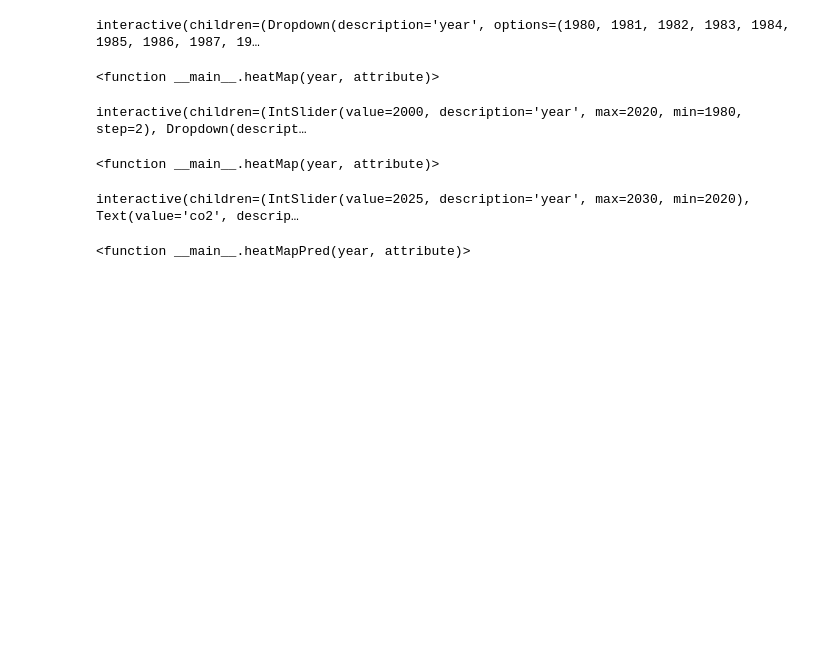
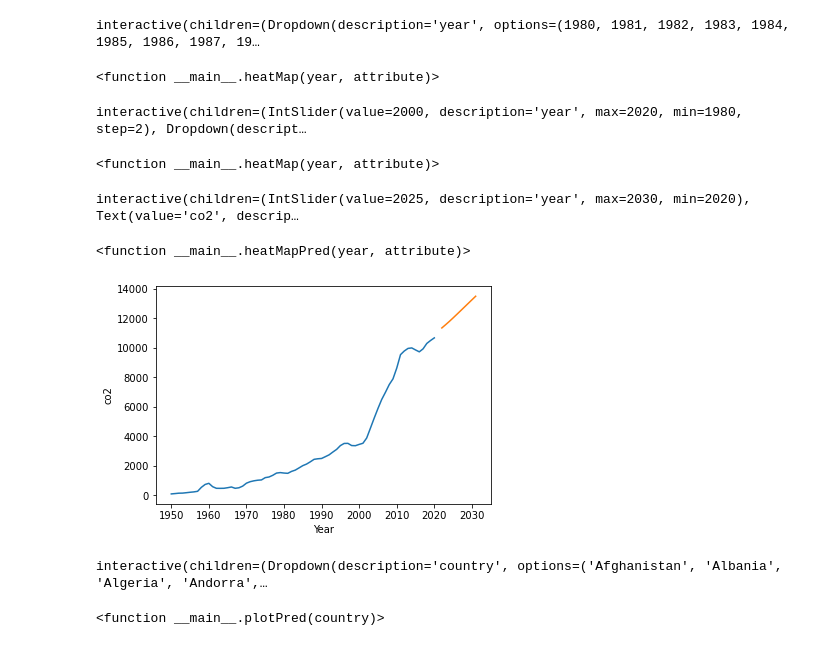
Before and after one commit to jrojas12/SWhackaton2022, a Jupyter notebook: mapping_co2.ipynb, the cells around one changed output. Cells and saved outputs as stored; diff of their text form; code cells hidden in the pictures; blank space fills up the shorter version.

Commit message:
Prediction by country

```diff
--- a/mapping_co2.ipynb
+++ b/mapping_co2.ipynb
@@ -143,3 +143,21 @@ interact(heatMapPred, year=(2020,2030,1), attribute='co2')
 # %% [output]
 interactive(children=(IntSlider(value=2025, description='year', max=2030, min=2020), Text(value='co2', descrip…
 <function __main__.heatMapPred(year, attribute)>
+# %%
+import matplotlib.pyplot as plt
+
+countries = data_new['country'].drop_duplicates()
+countries
+
+country = 'Colombia'
+dat_country = data_new[data_new['country']==country]
+dat_country = dat_country[dat_country['year']>=1950]
+dat_country_pred = data_pred[data_pred['country']==country]
+dat_country_pred
+plt.plot(dat_country['year'],dat_country['co2'])
+plt.xlabel('Year')
+plt.ylabel('co2')
+plt.plot(dat_country_pred['year'],dat_country_pred['co2'])
+plt.show()
+# %% [output]
+[figure, added]
@@ -145,0 +178,6 @@ interactive(children=(IntSlider(value=2025, description='year', max=2030, min=20
+# %%
+plt.rcParams['figure.figsize'] = [12, 5]
+interact(plotPred, country=countries)
+# %% [output]
+interactive(children=(Dropdown(description='country', options=('Afghanistan', 'Albania', 'Algeria', 'Andorra',…
+<function __main__.plotPred(country)>
```
Also changed, not shown: parts of 1 cell of this notebook.
